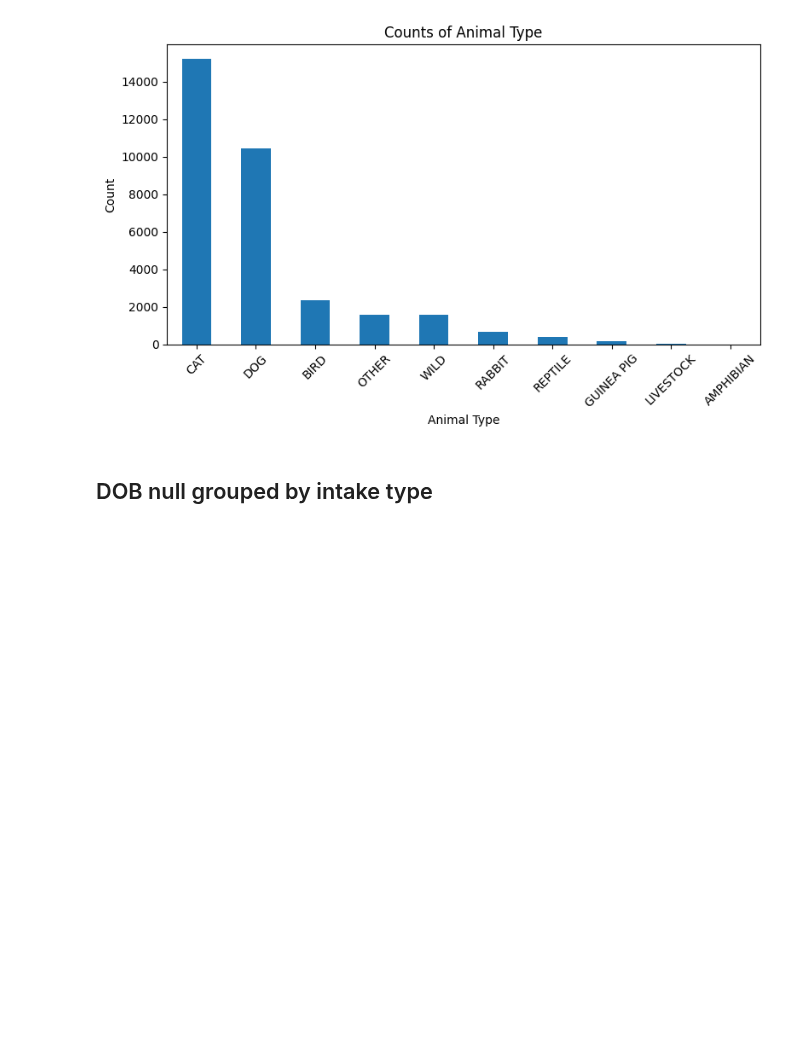
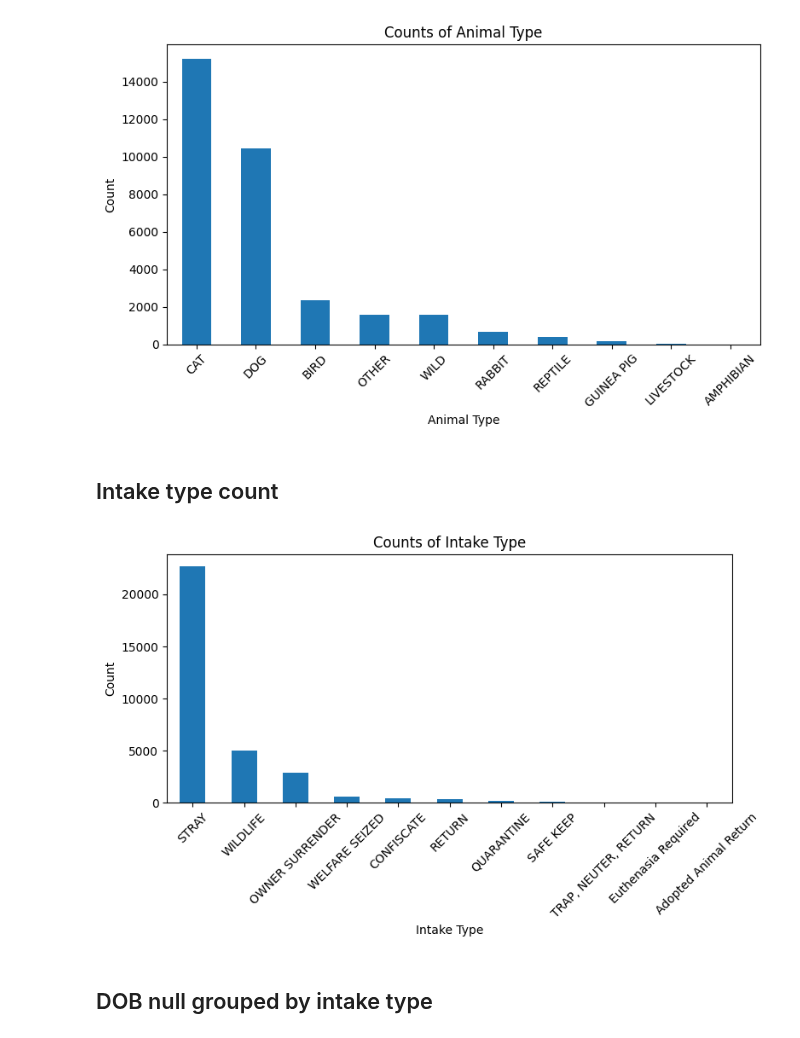
Before and after one commit to atharvavyas1/Lee-paw-faith, a Jupyter notebook: Notebooks/Long Beach EDA.ipynb, the cells around one changed output. Saved outputs shown, nothing was run; the diff lists cells and outputs as text; code cells hidden in the pictures; blank space fills up the shorter version.

```diff
--- a/Notebooks/Long Beach EDA.ipynb
+++ b/Notebooks/Long Beach EDA.ipynb
@@ -408,6 +410,23 @@ plt.tight_layout()
 plt.show()
 # %% [output]
 [figure]
+# %% [markdown]
+## Intake type count
+# %%
+# Get value counts for intake_type
+counts = df['intake_type'].value_counts()
+
+# Plot the histogram (bar plot)
+plt.figure(figsize=(8, 5))
+counts.plot(kind='bar')
+plt.xlabel('Intake Type')
+plt.ylabel('Count')
+plt.title('Counts of Intake Type')
+plt.xticks(rotation=45)
+plt.tight_layout()
+plt.show()
+# %% [output]
+[figure, added]
 # %% [markdown]
 ## DOB null grouped by intake type
 # %%
```
Also changed, not shown: parts of 7 cells of this notebook.
